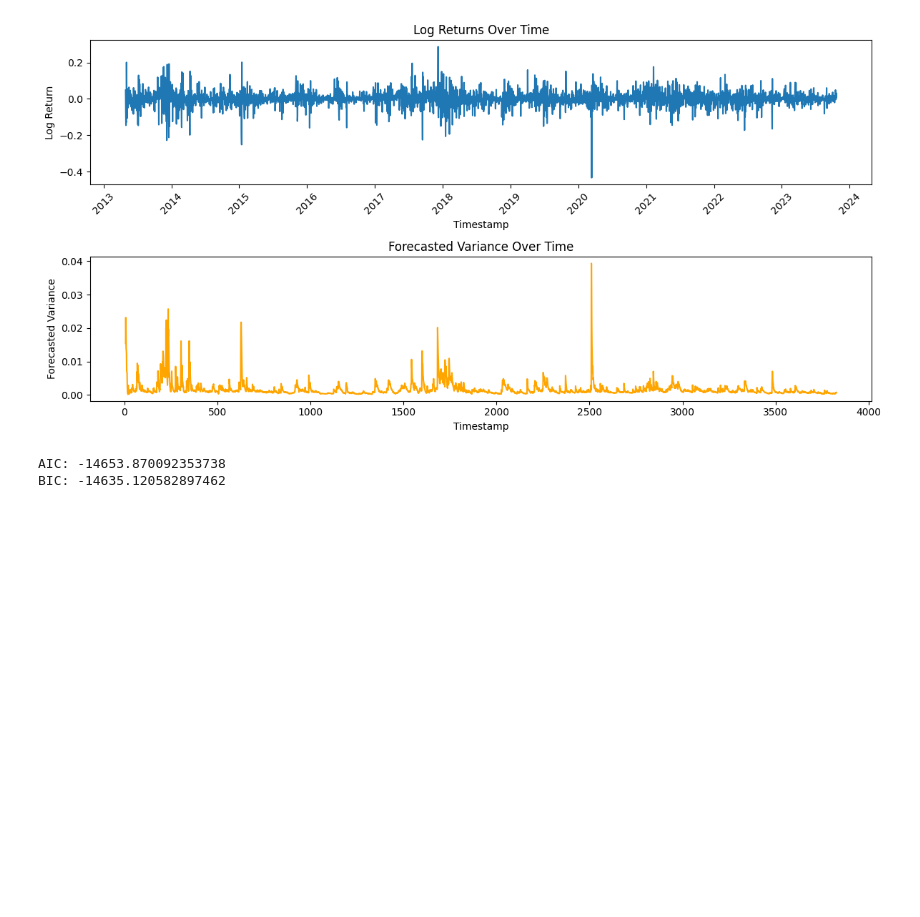
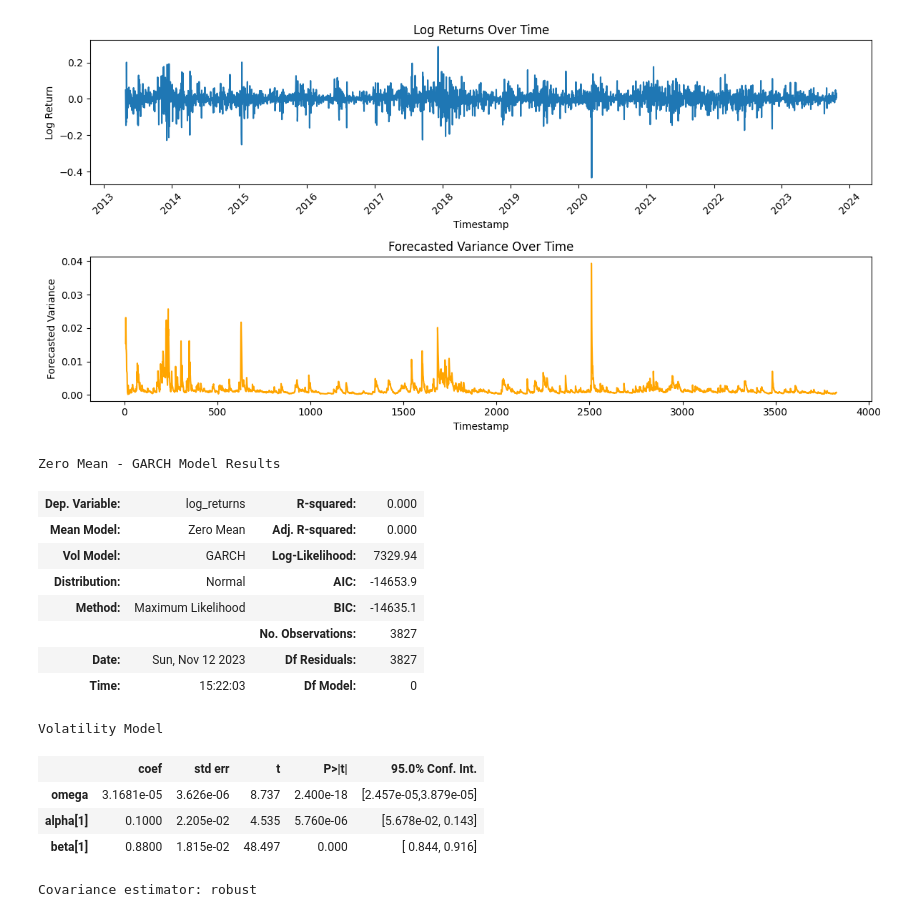
Before and after one commit to jeffhu1/cs229b_proj, a Jupyter notebook: garch.ipynb, the cells around one changed output. Cells and saved outputs as stored; diff of their text form; code cells hidden in the pictures; blank space fills up the shorter version.

```diff
--- a/garch.ipynb
+++ b/garch.ipynb
@@ -159,10 +94,20 @@ plt.show()
 # %%
 model = arch_model(df['log_returns'], mean='Zero', vol='GARCH', p=1, q=1)
 model_fit = model.fit(disp='off')
-
-# Print AIC and BIC
-print("AIC:", model_fit.aic)
-print("BIC:", model_fit.bic)
+model_fit.summary()
 # %% [output]
-AIC: -14653.870092353738
-BIC: -14635.120582897462
+Zero Mean - GARCH Model Results
+| Dep. Variable: | log_returns | R-squared: | 0.000 |
+| Mean Model: | Zero Mean | Adj. R-squared: | 0.000 |
+| Vol Model: | GARCH | Log-Likelihood: | 7329.94 |
+| Distribution: | Normal | AIC: | -14653.9 |
+| Method: | Maximum Likelihood | BIC: | -14635.1 |
+|  |  | No. Observations: | 3827 |
+| Date: | Sun, Nov 12 2023 | Df Residuals: | 3827 |
+| Time: | 15:22:03 | Df Model: | 0 |
+Volatility Model
+|  | coef | std err | t | P>|t| | 95.0% Conf. Int. |
+| omega | 3.1681e-05 | 3.626e-06 | 8.737 | 2.400e-18 | [2.457e-05,3.879e-05] |
+| alpha[1] | 0.1000 | 2.205e-02 | 4.535 | 5.760e-06 | [5.678e-02, 0.143] |
+| beta[1] | 0.8800 | 1.815e-02 | 48.497 | 0.000 | [ 0.844, 0.916] |
+Covariance estimator: robust
```
Also changed, not shown: parts of 4 cells of this notebook.
